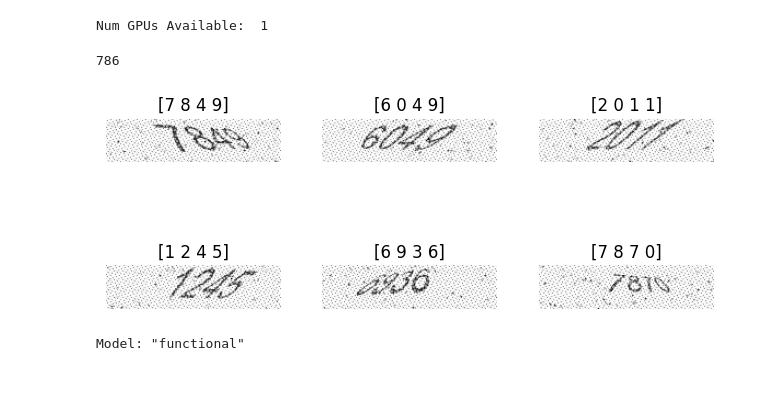
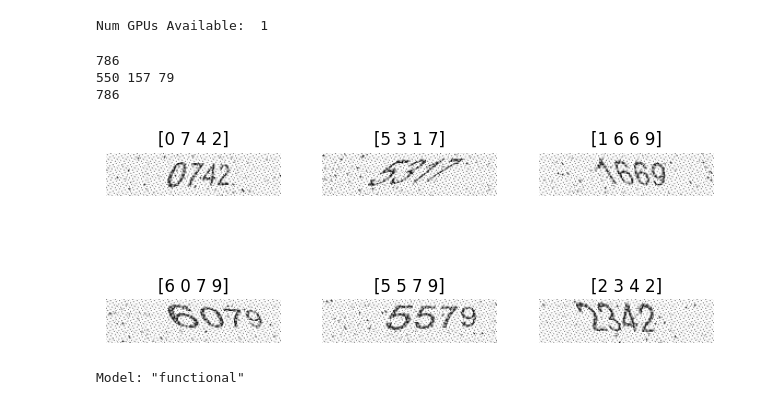
Before and after one commit to navidmafi/numeric-captcha, a Jupyter notebook: tf_only-finetune-4dg.ipynb, the cells around one changed output. Drawn from its saved outputs; the diff is of its cells as text; code cells hidden in the pictures.

```diff
--- a/tf_only-finetune-4dg.ipynb
+++ b/tf_only-finetune-4dg.ipynb
@@ -19,17 +20,22 @@ import tensorflow_model_optimization as tfmot
 Num GPUs Available:  1
 # %%
 batch_size = 32
-image_shape = (40,160,1)
+image_shape = (40, 160, 1)
 code_length = 4
-lr=0.001
-test_split = 0.2
-validation_split=0.1
+lr = 0.0004
+train_split_percent = 70
+test_split_percent = 20
+validation_split_percent = 10
+
+
+assert train_split_percent + test_split_percent + validation_split_percent == 100
+
 charset_length = 10
-shuff_size =20000
-epochs=60
+shuff_size = 20000
+epochs = 60
 
 loss_fn = keras.losses.CategoricalCrossentropy()
 optimizer = keras.optimizers.Adam()
-train_loss = keras.metrics.Mean(name='train_loss')
-train_acc_metric = keras.metrics.CategoricalAccuracy(name='train_accuracy')
+train_loss = keras.metrics.Mean(name="train_loss")
+train_acc_metric = keras.metrics.CategoricalAccuracy(name="train_accuracy")
 # %%
@@ -116,14 +130,26 @@ def create_dataset(folderName: str) -> tf.data.Dataset :
     print(ds.cardinality().numpy())
     viz_ds(ds)
     return ds
-# %%
-main_ds = create_dataset("/mnt/Data/ML/datasets/captchas-austria")
-ds_size = main_ds.cardinality().numpy()
-train_ds = main_ds.take(math.floor(ds_size * (1-test_split)))
-test_ds = main_ds.skip(math.floor(ds_size * (1-test_split)))
-# %% [output]
-786
-[figure, removed]
+# %%
+main_ds = create_dataset("/mnt/Data/ML/datasets/captchas-austria")
+ds_size = main_ds.cardinality().numpy()
+
+train_split_size = ds_size * train_split_percent / 100
+test_split_size = ds_size * test_split_percent / 100
+validation_split_size = ds_size * validation_split_percent / 100
+
+train_ds = main_ds.take(train_split_size)
+test_ds = main_ds.skip(train_split_size)
+validation_ds = test_ds.skip(test_split_size)
+test_ds = test_ds.take(test_split_size)
+
+tf.print(train_ds.cardinality(), test_ds.cardinality(), validation_ds.cardinality())
+tf.print(train_ds.cardinality() + test_ds.cardinality() + validation_ds.cardinality())
+# %% [output]
+786
+550 157 79
+786
+[figure, added]
 # %%
 from common import PerImageStandardizationLayer
 
```
Also changed, not shown: parts of 10 cells of this notebook, 14 other files.
